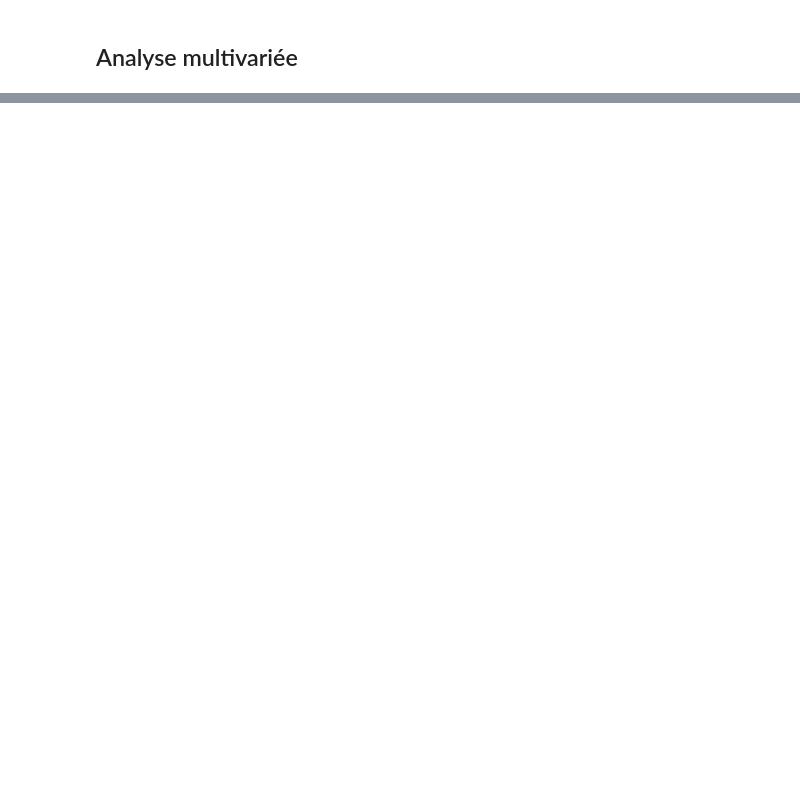
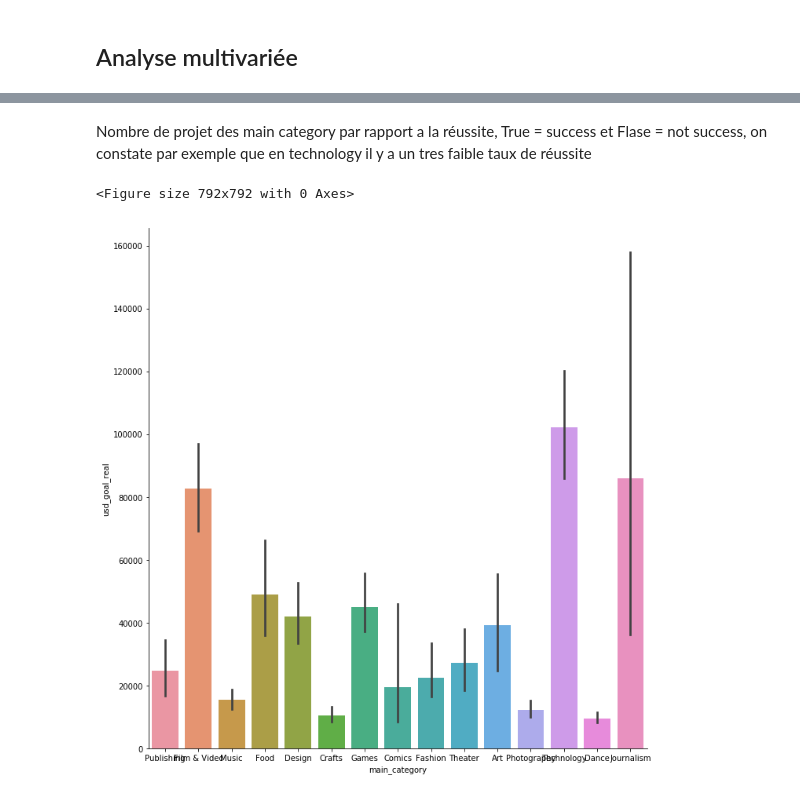
Before and after one commit to TaySai/EDA2018, a Jupyter notebook: kickstarter_projects.ipynb, the cells around one changed output, grey strips where cells are left out. Saved outputs shown, nothing was run; the diff lists cells and outputs as text; code cells hidden in the pictures; blank space fills up the shorter version.

```diff
--- a/kickstarter_projects.ipynb
+++ b/kickstarter_projects.ipynb
@@ -269,0 +290,13 @@ array(['failed', 'not sucess', 'successful', 'live', 'undefined',
+# %%
+state_sucess_fail = df['state'].copy()
+# on remplace toute celle qui ne sont pas successful par not successful
+state_sucess_fail.replace('canceled', False, inplace=True)
+state_sucess_fail.replace('live', False, inplace=True)
+state_sucess_fail.replace('failed', False, inplace=True)
+state_sucess_fail.replace('undefined', False, inplace=True)
+state_sucess_fail.replace('suspended', False, inplace=True)
+state_sucess_fail.replace('successful', True, inplace=True)
+
+df['is_success'] = state_sucess_fail
+# %%
+df['fusion_engaged_goal_read'] = df['usd_pledged_real'] - df['usd_goal_real'] # on crée une nouvelle colonne
@@ -269,0 +342,9 @@ array(['failed', 'not sucess', 'successful', 'live', 'undefined',
+# %% [markdown]
+Nombre de projet des main category par rapport a la réussite, True = success et Flase = not success, on constate par exemple que en technology il y a un tres faible taux de réussite
+# %%
+# main category des projets par rapport à l'argent fixé comme objectif
+plt.figure(figsize=(11,11))
+fact_goal_main_categ = sns.factorplot(x="main_category", y="usd_goal_real", data=df, kind="bar", size = 10)
+# %% [output]
+<Figure size 792x792 with 0 Axes>
+[figure, added]
```
Also changed, not shown: parts of 45 cells of this notebook.
